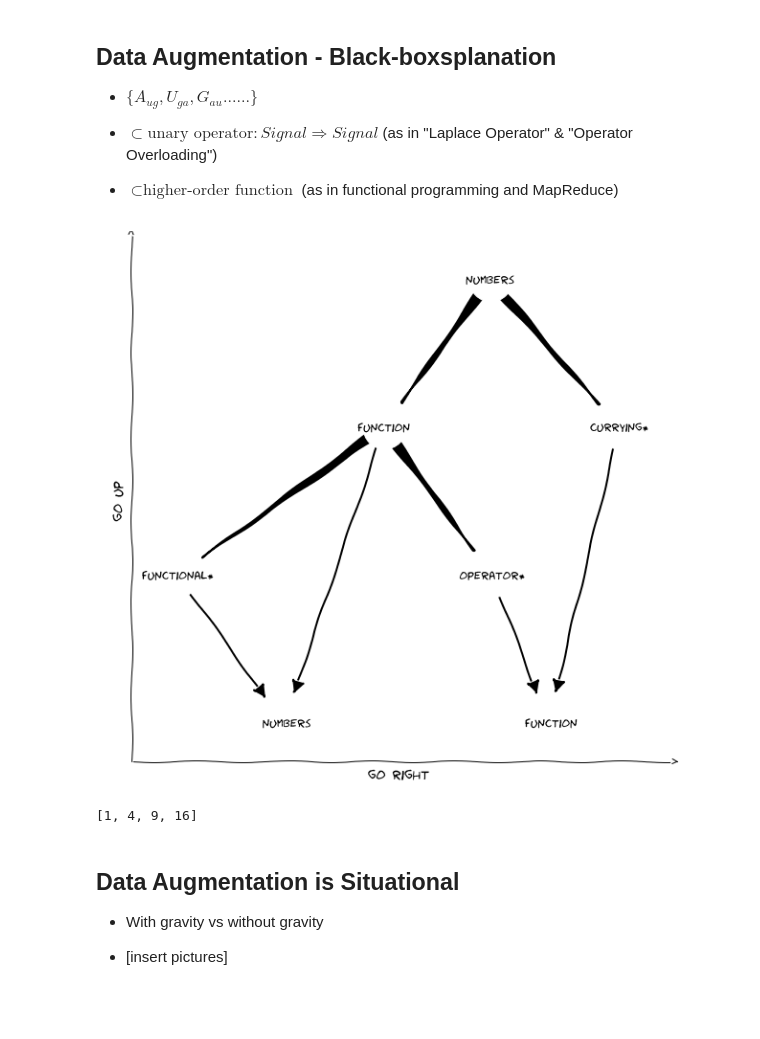
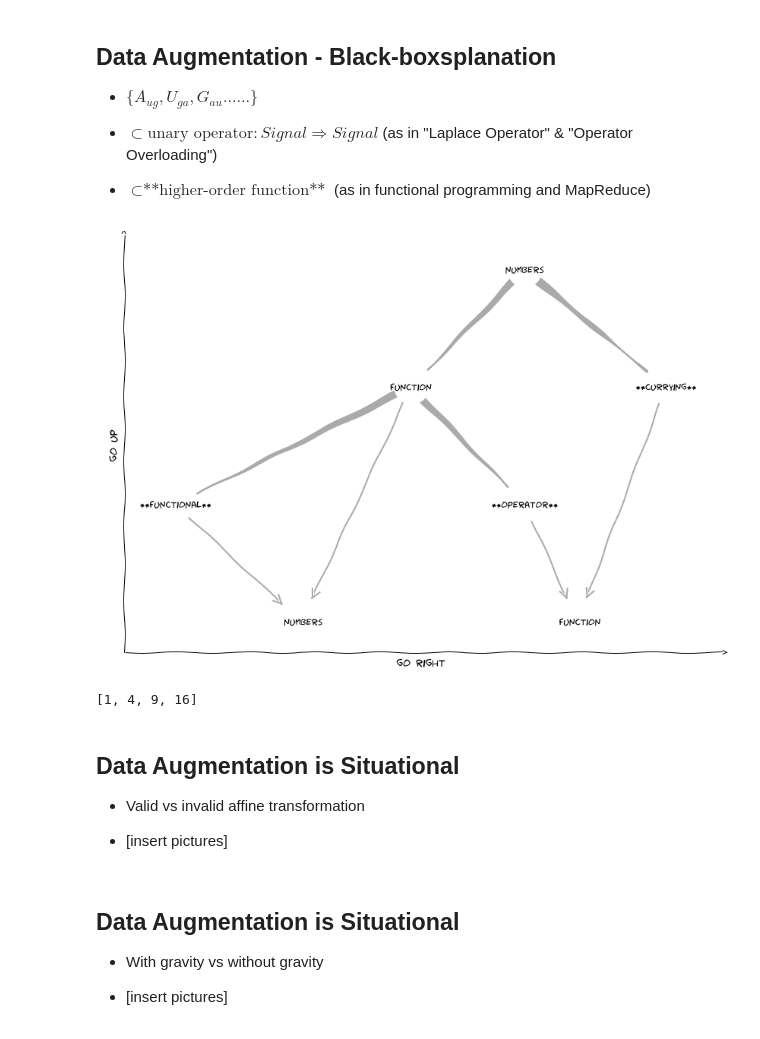
Before and after one commit to tribbloid/convnet-abstraction, a Jupyter notebook: slide/C-aug.ipynb, the cells around one changed output. Saved outputs shown, nothing was run; the diff lists cells and outputs as text; code cells hidden in the pictures; blank space fills up the shorter version.

```diff
--- a/slide/C-aug.ipynb
+++ b/slide/C-aug.ipynb
@@ -20,10 +20,10 @@ if module_path not in sys.path:
 
 import networkx as nx
 
-from graphPlot import drawGraph
+from graphPlot import drawGraph, SIZE
 from const import *
 
-plt.rcParams['figure.figsize'] = [10, 10]
+plt.rcParams['figure.figsize'] = SIZE
 # print(plt.rcParams['figure.figsize'])
 # %% [markdown]
 ## Data Augmentation - Black-boxsplanation
@@ -32,35 +32,35 @@ plt.rcParams['figure.figsize'] = [10, 10]
 
 - $\subset \text{unary operator}: Signal \Longrightarrow Signal $ (as in "Laplace Operator" & "Operator Overloading")
 
-- $\subset \text{higher-order function}$ (as in functional programming and MapReduce)
+- $\subset \text{**higher-order function**}$ (as in functional programming and MapReduce)
 # %%
 
 g = nx.DiGraph(directed=True)
 
 n = 'numbers'
 n2 = ' numbers'
 f = 'function'
 f2 = ' function'
-o = 'operator*'
-c = 'currying*'
-fl = 'functional*'
+o = '**operator**'
+c = '**currying**'
+fl = '**functional**'
 
 g.add_nodes_from([n])
 g.add_nodes_from([f, fl, o, c])
 g.add_nodes_from([n2, f2])
 
 g.add_edge(n, f, wedge=True)
 g.add_edge(f, n2)
 g.add_edge(f, o, wedge=True)
 g.add_edge(o, f2)
 g.add_edge(f, fl, wedge=True)
 g.add_edge(fl, n2)
 g.add_edge(n, c, wedge=True)
 g.add_edge(c, f2)
 
-drawGraph(g, font='humor sans', arrow='-|>')
+drawGraph(g, font_family='humor sans',  arrow='-|>')
 
 plt.show()
 # %% [output]
-[figure, old version]
+[figure, new version]
 # %%
@@ -69,5 +68,11 @@ list(map(lambda x: x * x, range(1, 5)))  # Map: (R -> R) -> (R^n -> R^n)
 # %% [output]
 [1, 4, 9, 16]
+# %% [markdown]
+## Data Augmentation is Situational
+
+- Valid vs invalid affine transformation
+
+- [insert pictures]
 # %% [markdown]
 ## Data Augmentation is Situational
 
```
Also changed, not shown: parts of 4 cells of this notebook, 17 other files.
